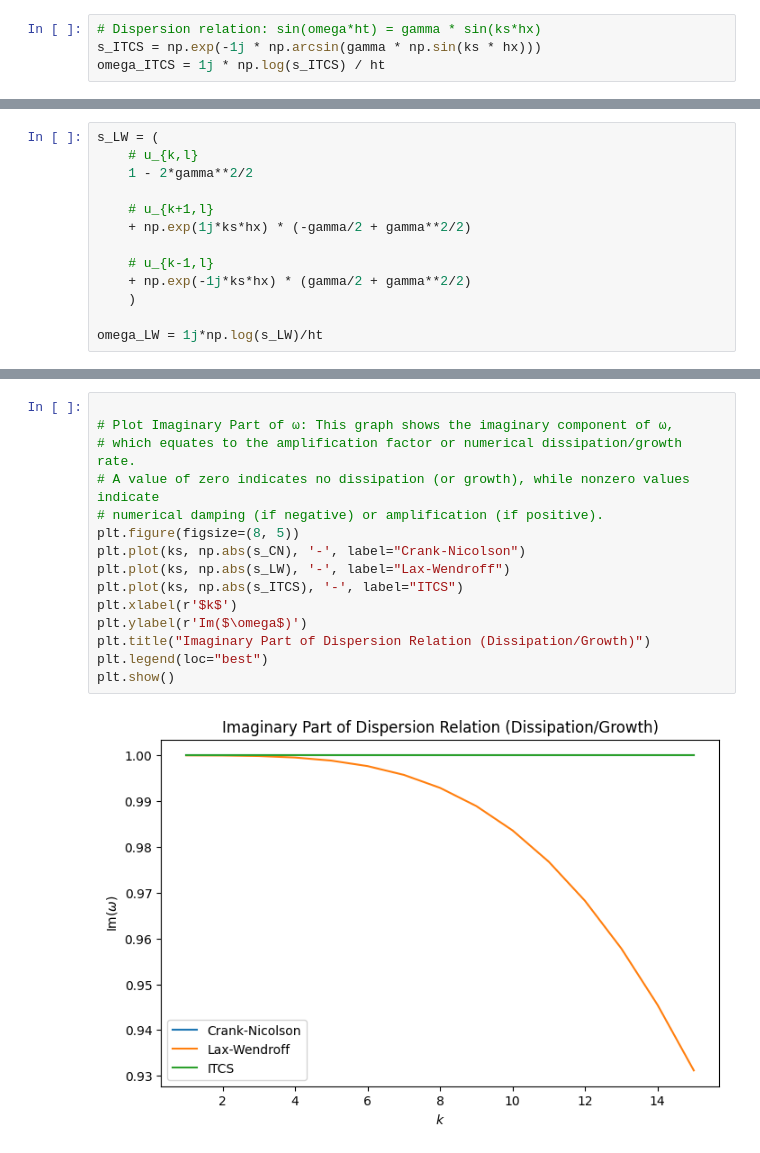
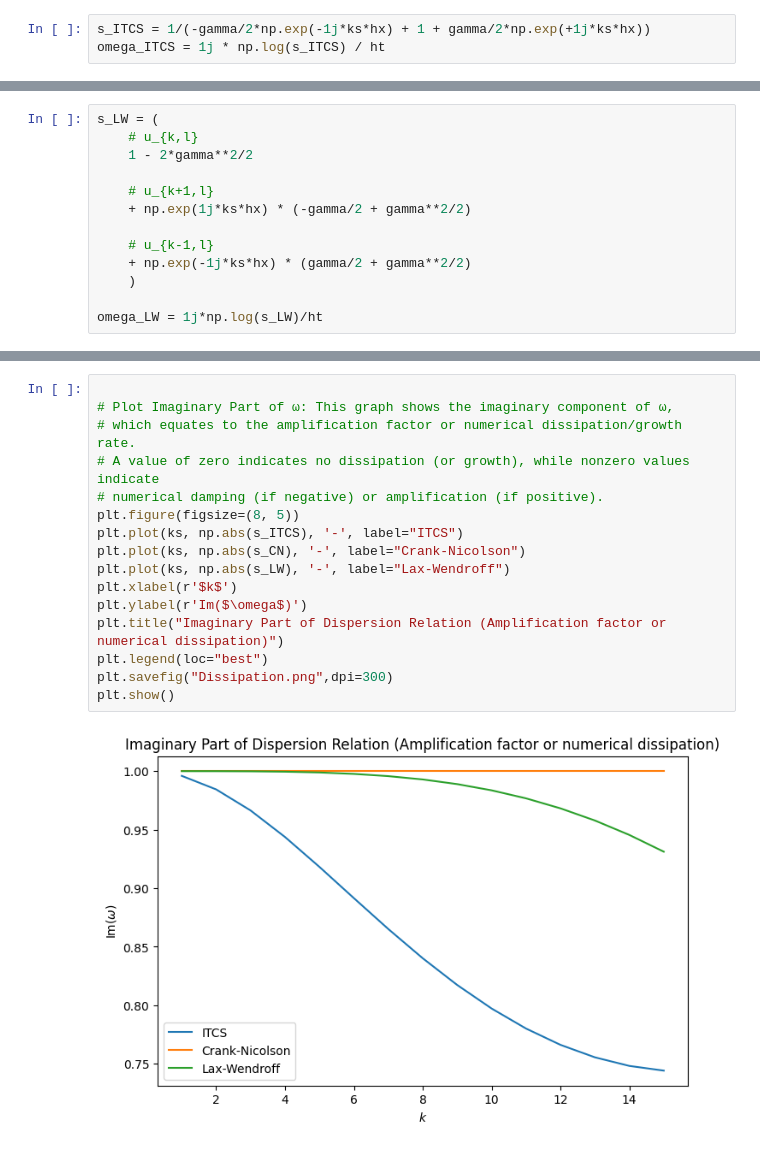
Before and after one commit to Adam-R-Lawrence/CS-555, a Jupyter notebook: Assignment_1_question_3.ipynb, the cells around one changed output, grey strips where cells are left out. Drawn from its saved outputs; the diff is of its cells as text.

```diff
--- a/Assignment_1_question_3.ipynb
+++ b/Assignment_1_question_3.ipynb
@@ -16,8 +17,7 @@ $$
 u_{k,\ell+1} = u_{k,\ell} - \frac{\gamma}{2} \left( u_{k+1,\ell+1} - u_{k-1,\ell+1} \right).
 $$
 # %%
-# Dispersion relation: sin(omega*ht) = gamma * sin(ks*hx)
-s_ITCS = np.exp(-1j * np.arcsin(gamma * np.sin(ks * hx)))
+s_ITCS = 1/(-gamma/2*np.exp(-1j*ks*hx) + 1 + gamma/2*np.exp(+1j*ks*hx))
 omega_ITCS = 1j * np.log(s_ITCS) / ht
 # %% [markdown]
 
@@ -71,17 +70,18 @@ plt.show()
 # %%
 
 # Plot Imaginary Part of ω: This graph shows the imaginary component of ω,
 # which equates to the amplification factor or numerical dissipation/growth rate.
 # A value of zero indicates no dissipation (or growth), while nonzero values indicate
 # numerical damping (if negative) or amplification (if positive).
 plt.figure(figsize=(8, 5))
+plt.plot(ks, np.abs(s_ITCS), '-', label="ITCS")
 plt.plot(ks, np.abs(s_CN), '-', label="Crank-Nicolson")
 plt.plot(ks, np.abs(s_LW), '-', label="Lax-Wendroff")
-plt.plot(ks, np.abs(s_ITCS), '-', label="ITCS")
 plt.xlabel(r'$k$')
 plt.ylabel(r'Im($\omega$)')
-plt.title("Imaginary Part of Dispersion Relation (Dissipation/Growth)")
+plt.title("Imaginary Part of Dispersion Relation (Amplification factor or numerical dissipation)")
 plt.legend(loc="best")
+plt.savefig("Dissipation.png",dpi=300)
 plt.show()
 # %% [output]
-[figure, old version]
+[figure, new version]
```
Also changed, not shown: parts of 4 cells of this notebook, 2 other files.
